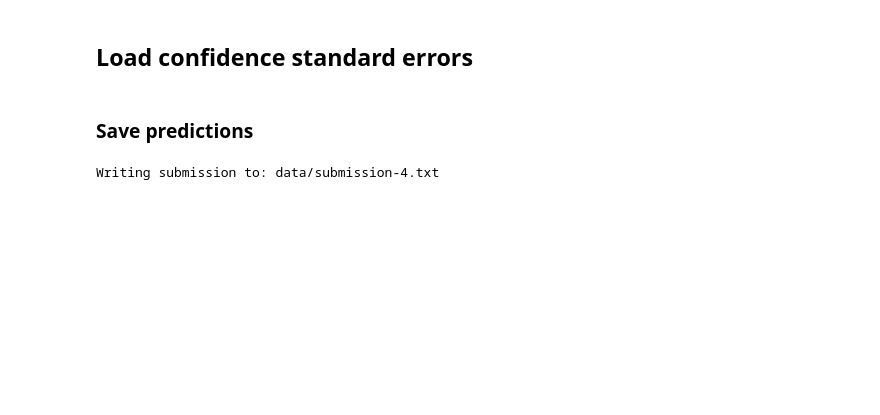
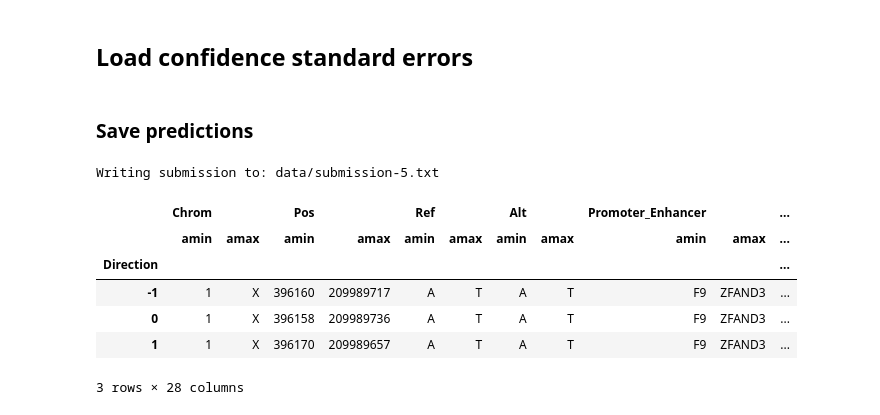
Before and after one commit to alex-hh/cagi5_mpra_prediction, a Jupyter notebook: Cagi5-Submission.ipynb, the cells around one changed output. Cells and saved outputs as stored; diff of their text form; code cells hidden in the pictures; blank space fills up the shorter version.

```diff
--- a/Cagi5-Submission.ipynb
+++ b/Cagi5-Submission.ipynb
@@ -167,11 +181,22 @@ predictions['SE'] = conf_se
 # %% [markdown]
 ### Save predictions
 # %%
-# import utils, importlib
-# importlib.reload(utils)
-for col in ['Direction', 'P_Direction', 'Confidence', 'SE']:
+import utils, importlib
+importlib.reload(utils)
+for col in ['Direction', 'P_Direction', 'Confidence', 'SE', 'ContinuousScore']:
     submission[col] = predictions[col]
 submission['Comments'] = '*'
 write_submission(submission, 'data/submission-5.txt')
+submission.to_csv('data/submission-cont-5.txt', sep='\t', index=False, float_format='%f')
 # %% [output]
-Writing submission to: data/submission-4.txt
+Writing submission to: data/submission-5.txt
+# %%
+submission.groupby('Direction').agg([np.min, np.max])
+# %% [output]
+|  | Chrom |  | Pos |  | Ref |  | Alt |  | Promoter_Enhancer |  | ... |
+|  | amin | amax | amin | amax | amin | amax | amin | amax | amin | amax | ... |
+| Direction |  |  |  |  |  |  |  |  |  |  | ... |
+| -1 | 1 | X | 396160 | 209989717 | A | T | A | T | F9 | ZFAND3 | ... |
+| 0 | 1 | X | 396158 | 209989736 | A | T | A | T | F9 | ZFAND3 | ... |
+| 1 | 1 | X | 396170 | 209989657 | A | T | A | T | F9 | ZFAND3 | ... |
+3 rows × 28 columns
```
Also changed, not shown: parts of 6 cells of this notebook.
